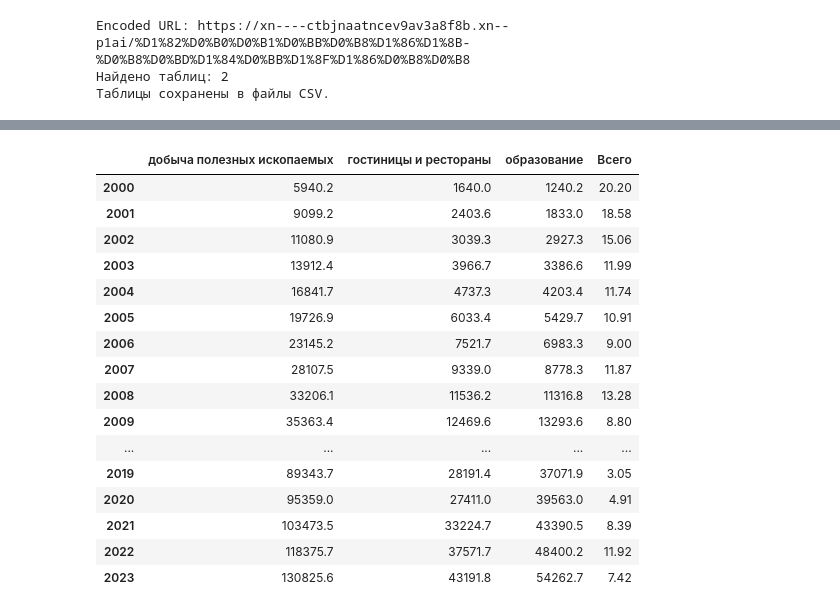
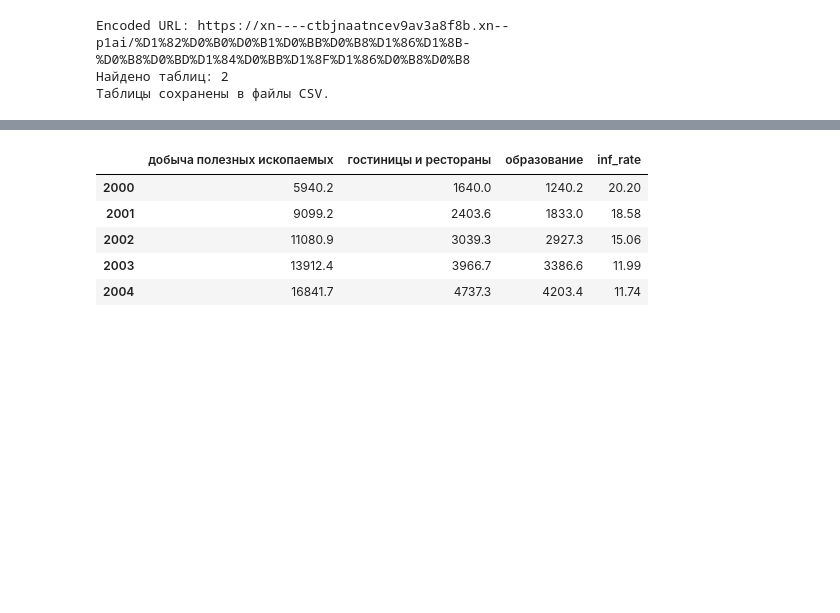
Before and after one commit to Kamilpnz/Start_DS, a Jupyter notebook: final_project.ipynb, the cells around one changed output, grey strips where cells are left out. Saved outputs shown, nothing was run; the diff lists cells and outputs as text; code cells hidden in the pictures; blank space fills up the shorter version.

```diff
--- a/final_project.ipynb
+++ b/final_project.ipynb
@@ -166,8 +155,9 @@ Encoded URL: https://xn----ctbjnaatncev9av3a8f8b.xn--p1ai/%D1%82%D0%B0%D0%B1%D0%
 # except Exception as e:
 #     print("Произошла ошибка при загрузке таблиц:", e)
 # %%
-df_inf = df_inf.set_index('Год')
+df_inf = df_inf.set_index('Год') \
+    .rename(columns={'Всего': 'inf_rate'})
 # %%
-df_inf = df_inf['Всего']
+df_inf = df_inf['inf_rate']
 # %%
 df_inf = df_inf.sort_index(ascending=True)
@@ -179,22 +166,11 @@ df_main.index = df_main.index.astype(int)
 # %%
 df_main = df_main.merge(df_inf, how='left', left_index=True, right_index=True)
 # %%
-df_main
+df_main.head()
 # %% [output]
-|  | добыча полезных ископаемых | гостиницы и рестораны | образование | Всего |
+|  | добыча полезных ископаемых | гостиницы и рестораны | образование | inf_rate |
 | 2000 | 5940.2 | 1640.0 | 1240.2 | 20.20 |
 | 2001 | 9099.2 | 2403.6 | 1833.0 | 18.58 |
 | 2002 | 11080.9 | 3039.3 | 2927.3 | 15.06 |
 | 2003 | 13912.4 | 3966.7 | 3386.6 | 11.99 |
 | 2004 | 16841.7 | 4737.3 | 4203.4 | 11.74 |
-| 2005 | 19726.9 | 6033.4 | 5429.7 | 10.91 |
-| 2006 | 23145.2 | 7521.7 | 6983.3 | 9.00 |
-| 2007 | 28107.5 | 9339.0 | 8778.3 | 11.87 |
-| 2008 | 33206.1 | 11536.2 | 11316.8 | 13.28 |
-| 2009 | 35363.4 | 12469.6 | 13293.6 | 8.80 |
-| ... | ... | ... | ... | ... |
-| 2019 | 89343.7 | 28191.4 | 37071.9 | 3.05 |
-| 2020 | 95359.0 | 27411.0 | 39563.0 | 4.91 |
-| 2021 | 103473.5 | 33224.7 | 43390.5 | 8.39 |
-| 2022 | 118375.7 | 37571.7 | 48400.2 | 11.92 |
-| 2023 | 130825.6 | 43191.8 | 54262.7 | 7.42 |
```
Also changed, not shown: parts of 17 cells of this notebook, 1 other file.
